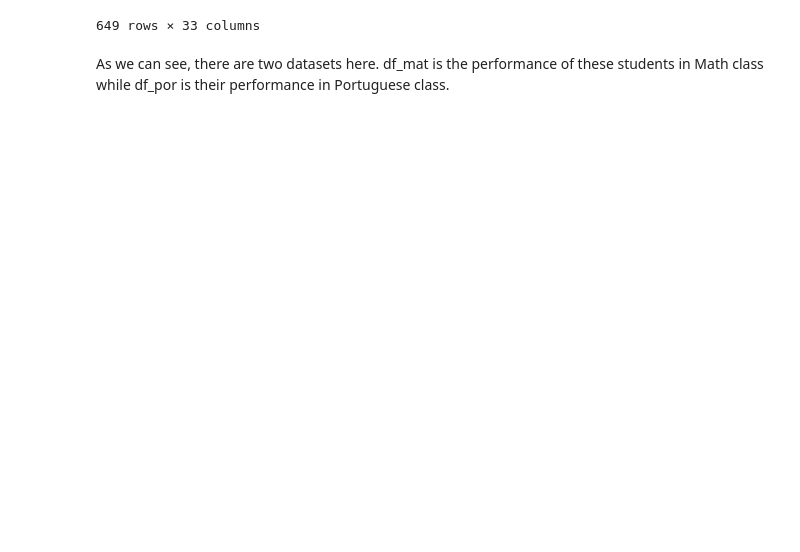
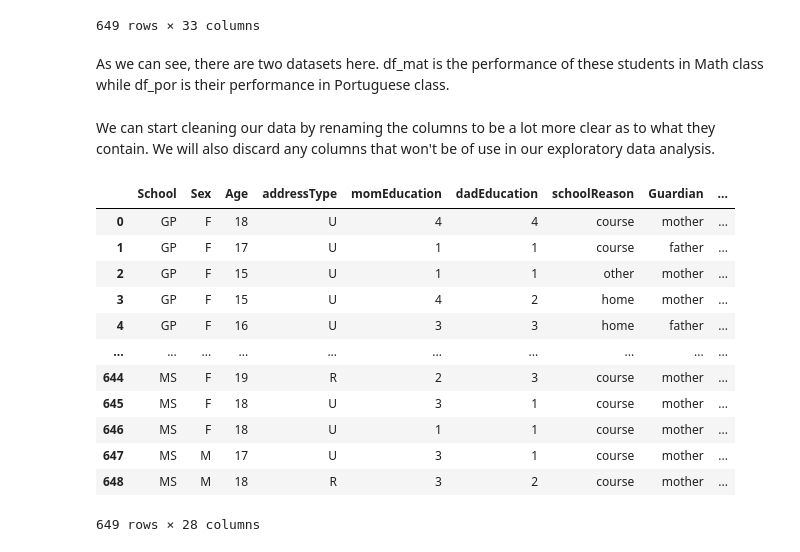
Before and after one commit to DanialBeg/CS105-FinalProject, a Jupyter notebook: Project 2/Project2.ipynb, the cells around one changed output. Cells and saved outputs as stored; diff of their text form; code cells hidden in the pictures; blank space fills up the shorter version.

```diff
--- a/Project 2/Project2.ipynb
+++ b/Project 2/Project2.ipynb
@@ -47,3 +47,23 @@ df_por
 649 rows × 33 columns
 # %% [markdown]
 As we can see, there are two datasets here. df_mat is the performance of these students in Math class while df_por is their performance in Portuguese class.
+# %% [markdown]
+We can start cleaning our data by renaming the columns to be a lot more clear as to what they contain. We will also discard any columns that won't be of use in our exploratory data analysis.
+# %%
+df_por = df_por.rename(columns={"school":"School", "sex":"Sex", "age":"Age","address":"addressType","famsize":"famSize","Pstatus":"parentCohabitation", "Medu":"momEducation", "Fedu":"dadEducation", "Mjob":"momJob","Fjob":"dadJob","reason":"schoolReason","guardian":"Guardian","traveltime":"schoolCommuteTime","studytime":"wklyStudyTime","failures":"pastFailures","schoolsup":"schoolSupport","famsup":"familySupport","paid":"extraPaidClasses","activities":"extraActivities","nursery":"nurserySchool","higher":"pursueHigherEdu","internet":"internetAccess","romantic":"inRelationsip","famrel":"familyRelQuality","freetime":"freeTime","goout":"outWithFriends","Dalc":"workdayAlcoholConsumption","Walc":"weekendAlcoholConsumption", "health":"healthStatus","absences":"schoolAbsences", "G1":"firstPeriodGrade", "G2":"secondPeriodGrade", "G3":"finalGrade"})
+df_por.drop(['famSize','parentCohabitation','momJob','dadJob','nurserySchool'], axis=1, inplace=True)
+df_por
+# %% [output]
+|  | School | Sex | Age | addressType | momEducation | dadEducation | schoolReason | Guardian | ... |
+| 0 | GP | F | 18 | U | 4 | 4 | course | mother | ... |
+| 1 | GP | F | 17 | U | 1 | 1 | course | father | ... |
+| 2 | GP | F | 15 | U | 1 | 1 | other | mother | ... |
+| 3 | GP | F | 15 | U | 4 | 2 | home | mother | ... |
+| 4 | GP | F | 16 | U | 3 | 3 | home | father | ... |
+| ... | ... | ... | ... | ... | ... | ... | ... | ... | ... |
+| 644 | MS | F | 19 | R | 2 | 3 | course | mother | ... |
+| 645 | MS | F | 18 | U | 3 | 1 | course | mother | ... |
+| 646 | MS | F | 18 | U | 1 | 1 | course | mother | ... |
+| 647 | MS | M | 17 | U | 3 | 1 | course | mother | ... |
+| 648 | MS | M | 18 | R | 3 | 2 | course | mother | ... |
+649 rows × 28 columns
```
Also changed, not shown: parts of 4 cells of this notebook.
